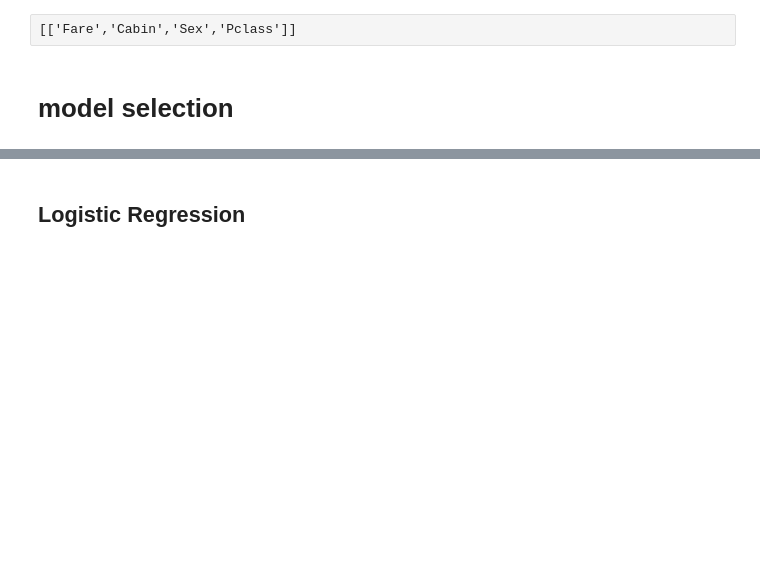
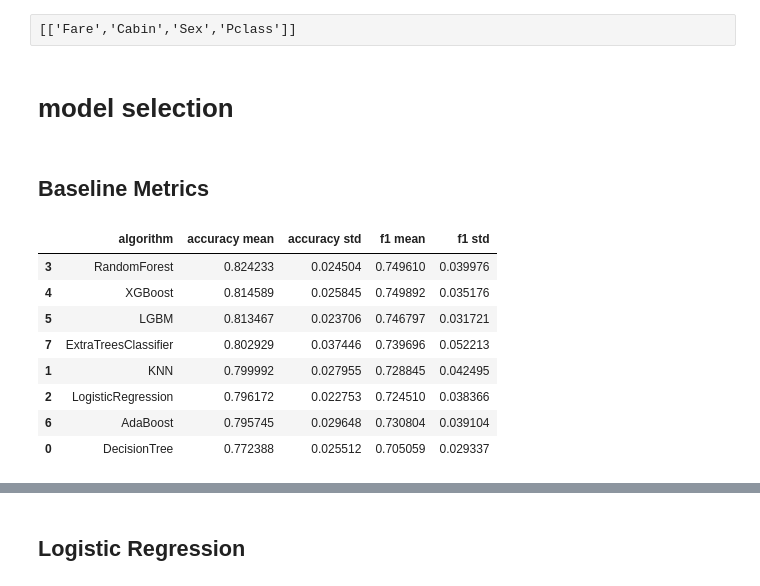
Before and after one commit to HASAN9519/Python2022, a Jupyter notebook: TaskNotebooks/03.K_TitanicDisasterClassification.ipynb, the cells around one changed output, grey strips where cells are left out. Drawn from its saved outputs; the diff is of its cells as text; code cells hidden in the pictures; blank space fills up the shorter version.

```diff
--- a/TaskNotebooks/03.K_TitanicDisasterClassification.ipynb
+++ b/TaskNotebooks/03.K_TitanicDisasterClassification.ipynb
@@ -505,3 +505,5 @@ X_train.head(1)
 [['Fare','Cabin','Sex','Pclass']]
 # %% [markdown]
 # model selection
+# %% [markdown]
+## Baseline Metrics
@@ -507,0 +561,13 @@ X_train.head(1)
+# %%
+my_style = 'background-color: darkorange; font-weight: bold'
+metrics_df.style.applymap(lambda x: my_style, subset=['accuracy mean', 'f1 mean'])
+# %% [output]
+|  | algorithm | accuracy mean | accuracy std | f1 mean | f1 std |
+| 3 | RandomForest | 0.824233 | 0.024504 | 0.749610 | 0.039976 |
+| 4 | XGBoost | 0.814589 | 0.025845 | 0.749892 | 0.035176 |
+| 5 | LGBM | 0.813467 | 0.023706 | 0.746797 | 0.031721 |
+| 7 | ExtraTreesClassifier | 0.802929 | 0.037446 | 0.739696 | 0.052213 |
+| 1 | KNN | 0.799992 | 0.027955 | 0.728845 | 0.042495 |
+| 2 | LogisticRegression | 0.796172 | 0.022753 | 0.724510 | 0.038366 |
+| 6 | AdaBoost | 0.795745 | 0.029648 | 0.730804 | 0.039104 |
+| 0 | DecisionTree | 0.772388 | 0.025512 | 0.705059 | 0.029337 |
```
Also changed, not shown: parts of 14 cells of this notebook, 7 other files.
